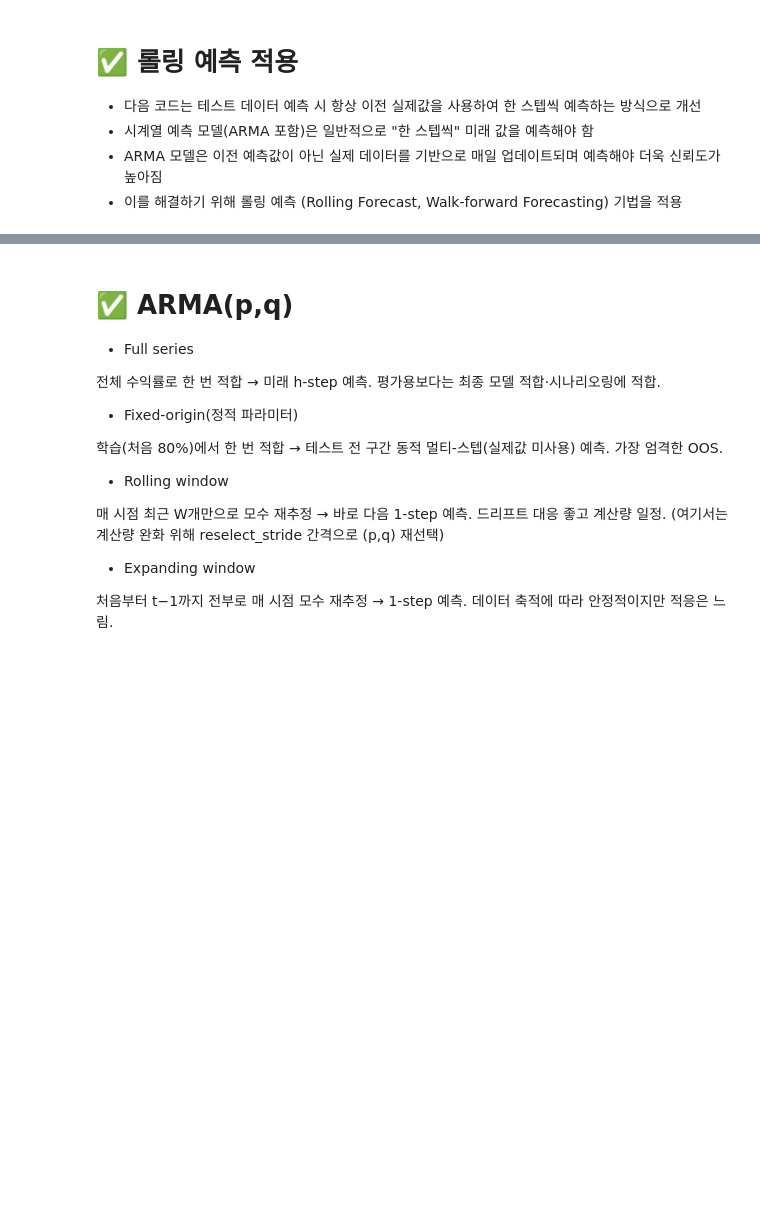
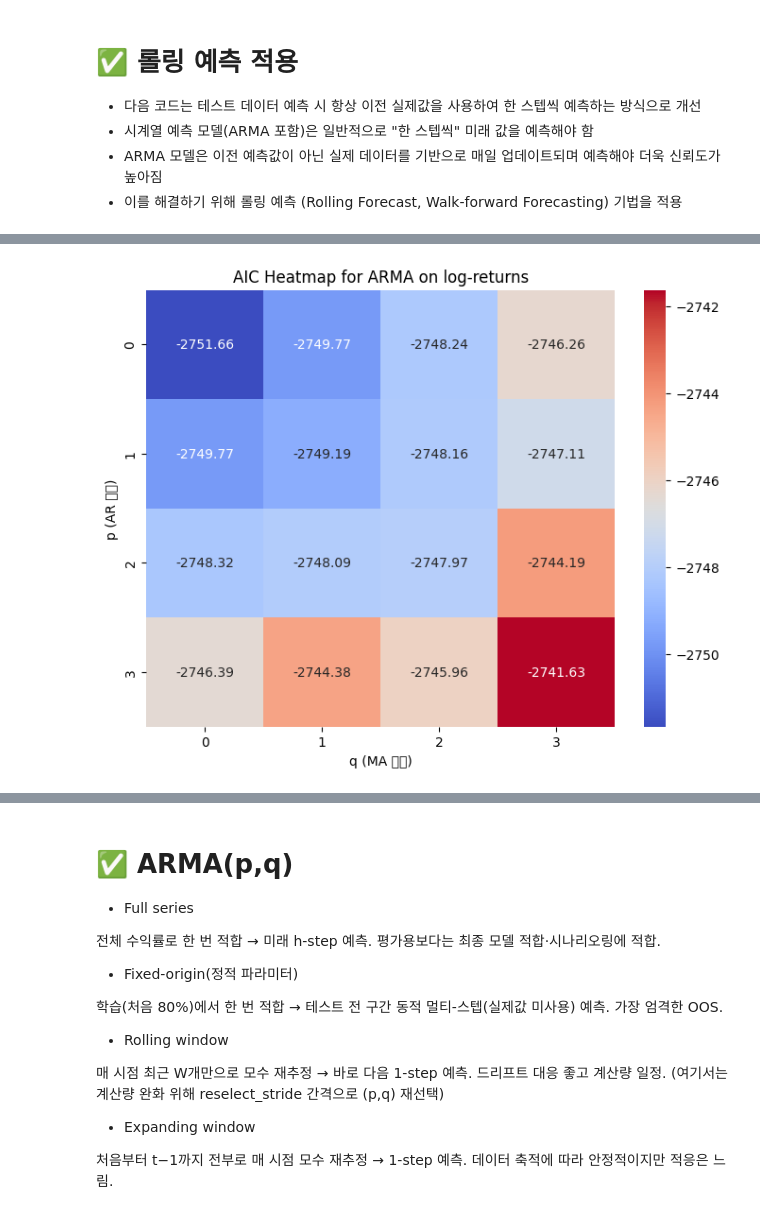
Before and after one commit to nhjung-phd/TimeSeriesAnalysis, a Jupyter notebook: notebooks/03_ARMA_forecasting.ipynb, the cells around one changed output, grey strips where cells are left out. Drawn from its saved outputs; the diff is of its cells as text; code cells hidden in the pictures; blank space fills up the shorter version.

```diff
--- a/notebooks/03_ARMA_forecasting.ipynb
+++ b/notebooks/03_ARMA_forecasting.ipynb
@@ -238,7 +317,7 @@ from statsmodels.tsa.arima.model import ARIMA
 from sklearn.metrics import mean_squared_error, r2_score
 
 # 📌 1️⃣ 테슬라(TSLA) 주가 데이터 다운로드 (최근 2년치)
-df = yf.download("TSLA", start="2022-01-01", end="2025-09-30")
+df = yf.download("TSLA", start="2025-09-01", end="2026-03-30", auto_adjust=True, progress=False)
 df = df.reset_index()
 
 # 📌 2️⃣ 학습 및 테스트 데이터 분할 (80% 학습, 20% 테스트)
@@ -320,0 +400,80 @@ plt.show()
+# %%
+import numpy as np
+import pandas as pd
+import yfinance as yf
+import matplotlib.pyplot as plt
+import seaborn as sns
+from statsmodels.tsa.stattools import arma_order_select_ic
+from statsmodels.tsa.arima.model import ARIMA
+from sklearn.metrics import mean_squared_error, r2_score
+
+# 1) 데이터 다운로드
+df = yf.download("TSLA", start="2022-01-01", end="2025-09-30", auto_adjust=True, progress=False).reset_index()
+
+# 2) 로그수익률 생성 (핵심)
+df["log_return"] = np.log(df["Close"]).diff()
+df = df.dropna().reset_index(drop=True)   # 첫 행 NaN 제거
+
+# 3) train/test split
+train_size = int(len(df) * 0.8)
+train, test = df.iloc[:train_size].copy(), df.iloc[train_size:].copy()
+
+# 4) (p,q) 선택: 로그수익률은 보통 차수 크게 필요 없음 → 제한 권장
+pq_selection = arma_order_select_ic(train["log_return"], max_ar=3, max_ma=3, ic="aic", trend="n")
+best_p, best_q = pq_selection.aic_min_order
+print(f"✅ (A) 로그수익률 ARMA 최적 (p,q) = ({best_p},{best_q})")
+
+# 5) AIC heatmap
+plt.figure(figsize=(8, 6))
+sns.heatmap(pq_selection.aic, annot=True, fmt=".2f", cmap="coolwarm",
+            xticklabels=range(pq_selection.aic.shape[1]), yticklabels=range(pq_selection.aic.shape[0]))
+plt.xlabel("q (MA 차수)")
+plt.ylabel("p (AR 차수)")
+plt.title("AIC Heatmap for ARMA on log-returns")
+plt.show()
+
+# 6) ARMA(p,q) 적합 (d=0)
+model = ARIMA(train["log_return"], order=(best_p, 0, best_q))
+model_fit = model.fit()
+
+# 7) Train 예측(내삽)
+train_pred = model_fit.predict(start=max(best_p, 1), end=len(train)-1)
+train_actual = train["log_return"].iloc[max(best_p, 1):]
+
+# 8) Test 롤링 1-step 예측
+rolling_predictions = []
+history = train["log_return"].to_numpy().tolist()
+
+for t in range(len(test)):
+    m = ARIMA(history, order=(best_p, 0, best_q))
+    mf = m.fit()
+    pred = mf.forecast(steps=1)
+    rolling_predictions.append(float(pred[0]))
+    history.append(float(test["log_return"].iloc[t]))
+
+test_actual = test["log_return"]
+
+# 9) 성능평가
+train_mse = mean_squared_error(train_actual, train_pred)
+test_mse  = mean_squared_error(test_actual, rolling_predictions)
+train_r2  = r2_score(train_actual, train_pred)
+test_r2   = r2_score(test_actual, rolling_predictions)
+
+print(f"📌 (A) Training MSE: {train_mse:.6f}, R²: {train_r2:.4f}")
+print(f"📌 (A) Test     MSE: {test_mse:.6f}, R²: {test_r2:.4f}")
+
+# 10) 시각화
+plt.figure(figsize=(12,5))
+plt.plot(train["Date"].iloc[max(best_p,1):], train_actual, label="Actual (Train)", color="black")
+plt.plot(train["Date"].iloc[max(best_p,1):], train_pred, label="Predicted (Train)", color="blue", linestyle="--")
+plt.title("ARMA on Log-Returns — Training")
+plt.xlabel("Date"); plt.ylabel("log return")
+plt.xticks(rotation=45); plt.legend(); plt.show()
+
+plt.figure(figsize=(12,5))
+plt.plot(test["Date"], test_actual, label="Actual (Test)", color="black")
+plt.plot(test["Date"], rolling_predictions, label="Predicted (Test)", color="red", linestyle="--")
+plt.title("ARMA on Log-Returns — Test (Rolling 1-step)")
+plt.xlabel("Date"); plt.ylabel("log return")
+plt.xticks(rotation=45); plt.legend(); plt.show()
+# %% [output]
@@ -320,0 +481 @@ plt.show()
+[figure, added]
```
Also changed, not shown: parts of 26 cells of this notebook.
